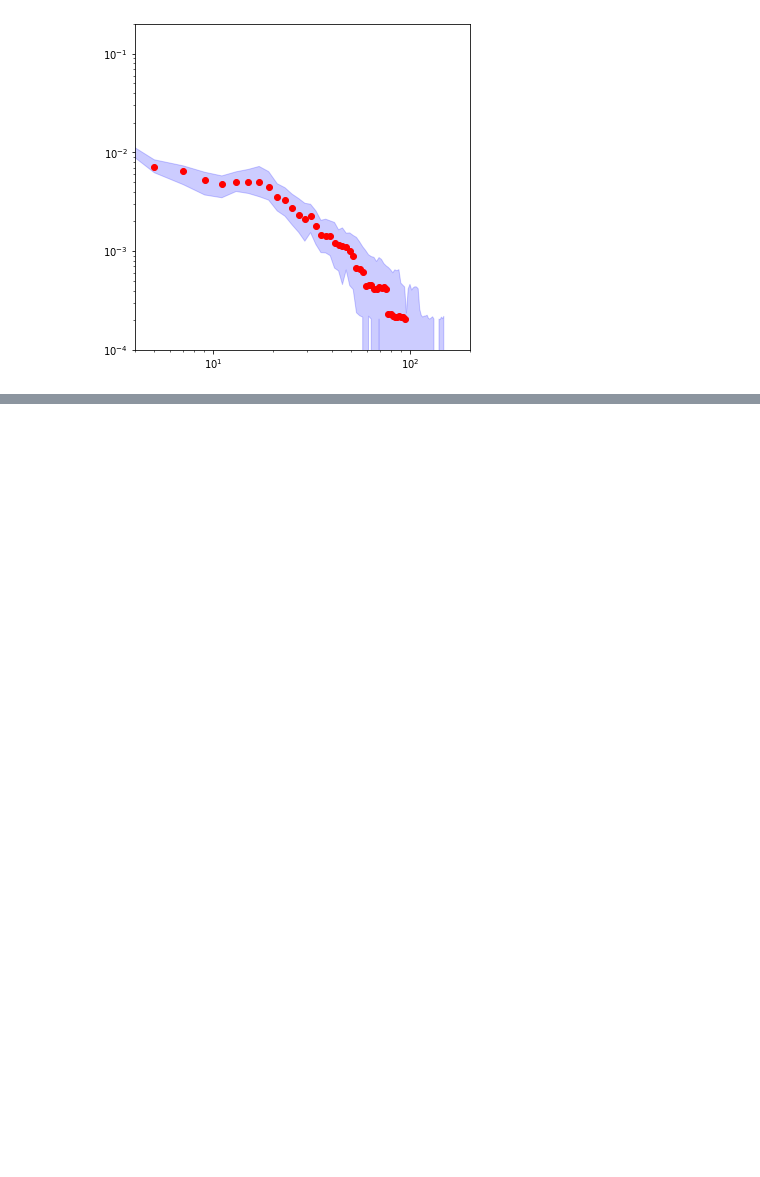
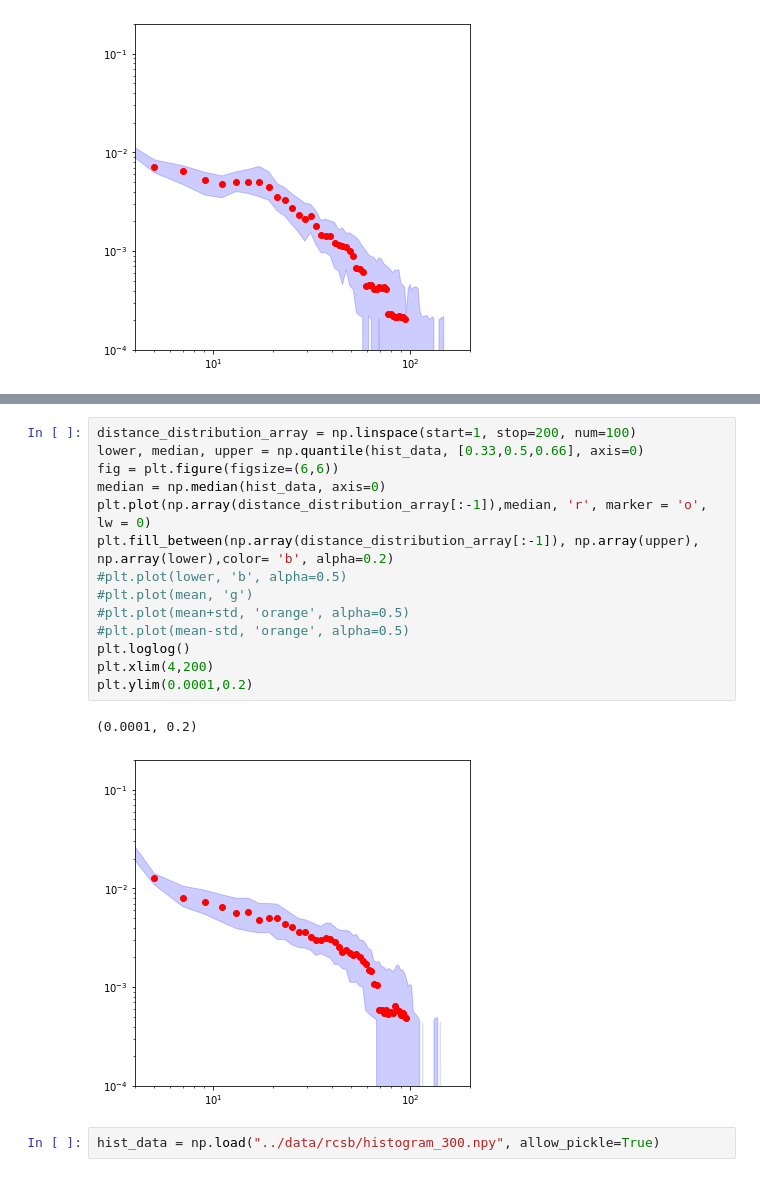
Before and after one commit to meyresearch/amino_acid_distance_distributions, a Jupyter notebook: scripts/Untitled.ipynb, the cells around one changed output, grey strips where cells are left out. Saved outputs shown, nothing was run; the diff lists cells and outputs as text; blank space fills up the shorter version.

```diff
--- a/scripts/Untitled.ipynb
+++ b/scripts/Untitled.ipynb
@@ -156,0 +200,19 @@ plt.ylim(0.0001,0.2)
+# %%
+distance_distribution_array = np.linspace(start=1, stop=200, num=100)
+lower, median, upper = np.quantile(hist_data, [0.33,0.5,0.66], axis=0)
+fig = plt.figure(figsize=(6,6))
+median = np.median(hist_data, axis=0)
+plt.plot(np.array(distance_distribution_array[:-1]),median, 'r', marker = 'o', lw = 0)
+plt.fill_between(np.array(distance_distribution_array[:-1]), np.array(upper), np.array(lower),color= 'b', alpha=0.2)
+#plt.plot(lower, 'b', alpha=0.5)
+#plt.plot(mean, 'g')
+#plt.plot(mean+std, 'orange', alpha=0.5)
+#plt.plot(mean-std, 'orange', alpha=0.5)
+plt.loglog()
+plt.xlim(4,200)
+plt.ylim(0.0001,0.2)
+# %% [output]
+(0.0001, 0.2)
+[figure, added]
+# %%
+hist_data = np.load("../data/rcsb/histogram_300.npy", allow_pickle=True)
```
Also changed, not shown: parts of 8 cells of this notebook, 1 other file.
